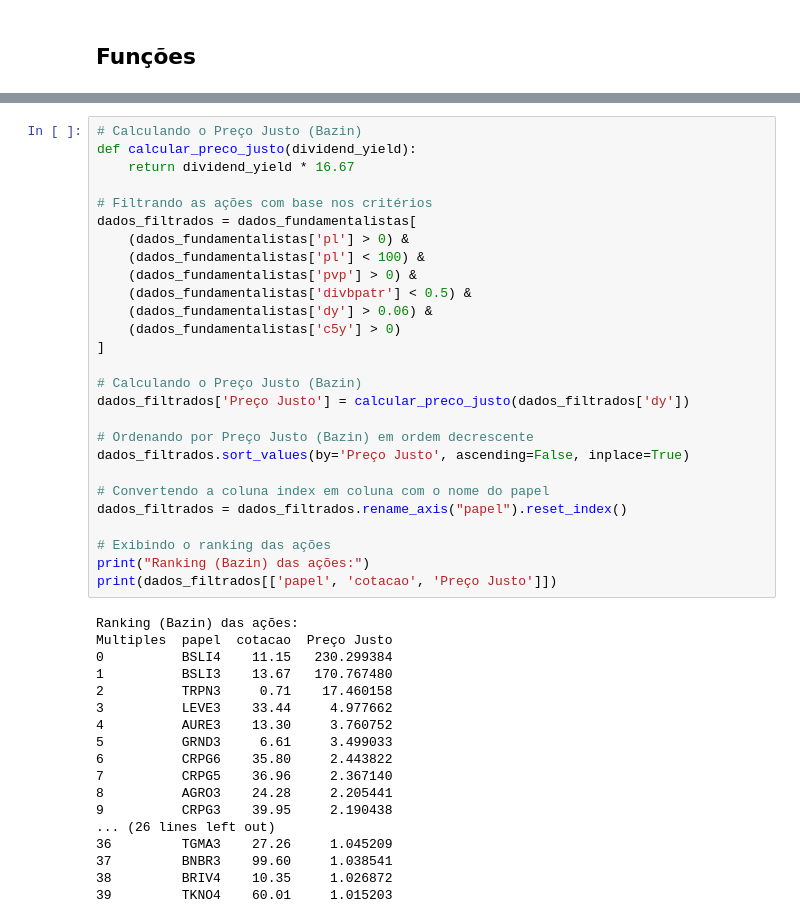
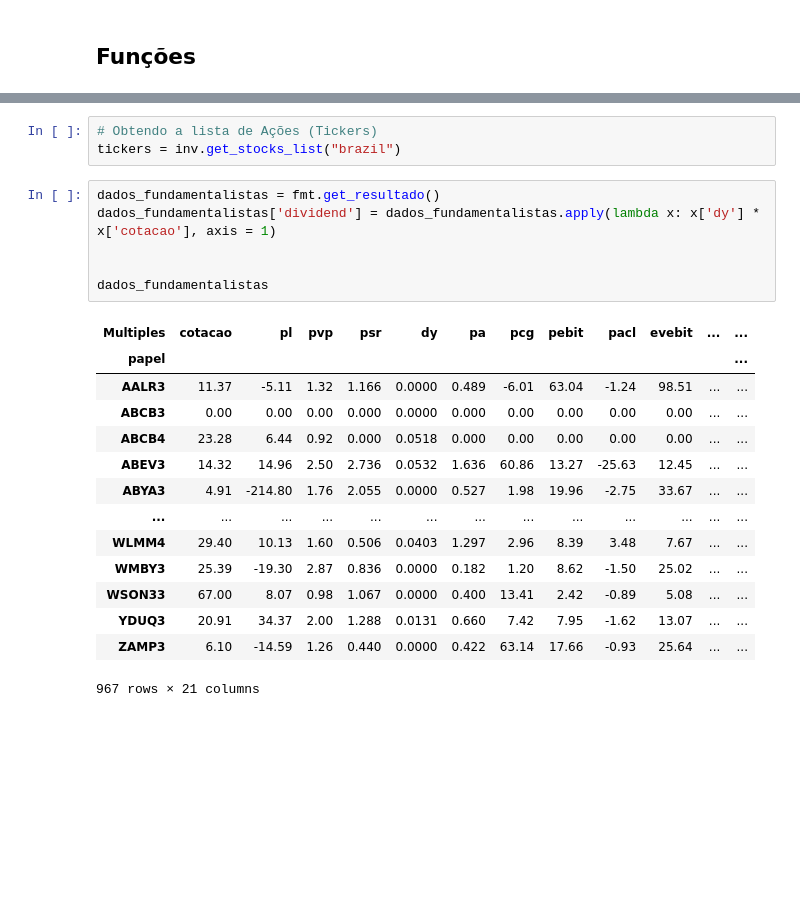
Before and after one commit to fcardosoo/Python-Mercado-Financeiro-Ranking-Bazin, a Jupyter notebook: Script-Bazin.ipynb, the cells around one changed output, grey strips where cells are left out. Drawn from its saved outputs; the diff is of its cells as text; blank space fills up the shorter version.

```diff
--- a/Script-Bazin.ipynb
+++ b/Script-Bazin.ipynb
@@ -51,45 +30,24 @@ dados_fundamentalistas
-# %%
-# Calculando o Preço Justo (Bazin)
-def calcular_preco_justo(dividend_yield):
-    return dividend_yield * 16.67
-
-# Filtrando as ações com base nos critérios
-dados_filtrados = dados_fundamentalistas[
-    (dados_fundamentalistas['pl'] > 0) &
-    (dados_fundamentalistas['pl'] < 100) &
-    (dados_fundamentalistas['pvp'] > 0) &
-    (dados_fundamentalistas['divbpatr'] < 0.5) &
-    (dados_fundamentalistas['dy'] > 0.06) &
-    (dados_fundamentalistas['c5y'] > 0)
-]
-
-# Calculando o Preço Justo (Bazin)
-dados_filtrados['Preço Justo'] = calcular_preco_justo(dados_filtrados['dy'])
-
-# Ordenando por Preço Justo (Bazin) em ordem decrescente
-dados_filtrados.sort_values(by='Preço Justo', ascending=False, inplace=True)
-
-# Convertendo a coluna index em coluna com o nome do papel
-dados_filtrados = dados_filtrados.rename_axis("papel").reset_index()
-
-# Exibindo o ranking das ações
-print("Ranking (Bazin) das ações:")
-print(dados_filtrados[['papel', 'cotacao', 'Preço Justo']])
-# %% [output]
-Ranking (Bazin) das ações:
-Multiples  papel  cotacao  Preço Justo
-0          BSLI4    11.15   230.299384
-1          BSLI3    13.67   170.767480
-2          TRPN3     0.71    17.460158
-3          LEVE3    33.44     4.977662
-4          AURE3    13.30     3.760752
-5          GRND3     6.61     3.499033
-6          CRPG6    35.80     2.443822
-7          CRPG5    36.96     2.367140
-8          AGRO3    24.28     2.205441
-9          CRPG3    39.95     2.190438
-... (26 lines left out)
-36         TGMA3    27.26     1.045209
-37         BNBR3    99.60     1.038541
-38         BRIV4    10.35     1.026872
-39         TKNO4    60.01     1.015203
+# %%
+# Obtendo a lista de Ações (Tickers)
+tickers = inv.get_stocks_list("brazil")
+# %%
+dados_fundamentalistas = fmt.get_resultado()
+dados_fundamentalistas['dividend'] = dados_fundamentalistas.apply(lambda x: x['dy'] * x['cotacao'], axis = 1)
+
+
+dados_fundamentalistas
+# %% [output]
+| Multiples | cotacao | pl | pvp | psr | dy | pa | pcg | pebit | pacl | evebit | ... | ... |
+| papel |  |  |  |  |  |  |  |  |  |  |  | ... |
+| AALR3 | 11.37 | -5.11 | 1.32 | 1.166 | 0.0000 | 0.489 | -6.01 | 63.04 | -1.24 | 98.51 | ... | ... |
+| ABCB3 | 0.00 | 0.00 | 0.00 | 0.000 | 0.0000 | 0.000 | 0.00 | 0.00 | 0.00 | 0.00 | ... | ... |
+| ABCB4 | 23.28 | 6.44 | 0.92 | 0.000 | 0.0518 | 0.000 | 0.00 | 0.00 | 0.00 | 0.00 | ... | ... |
+| ABEV3 | 14.32 | 14.96 | 2.50 | 2.736 | 0.0532 | 1.636 | 60.86 | 13.27 | -25.63 | 12.45 | ... | ... |
+| ABYA3 | 4.91 | -214.80 | 1.76 | 2.055 | 0.0000 | 0.527 | 1.98 | 19.96 | -2.75 | 33.67 | ... | ... |
+| ... | ... | ... | ... | ... | ... | ... | ... | ... | ... | ... | ... | ... |
+| WLMM4 | 29.40 | 10.13 | 1.60 | 0.506 | 0.0403 | 1.297 | 2.96 | 8.39 | 3.48 | 7.67 | ... | ... |
+| WMBY3 | 25.39 | -19.30 | 2.87 | 0.836 | 0.0000 | 0.182 | 1.20 | 8.62 | -1.50 | 25.02 | ... | ... |
+| WSON33 | 67.00 | 8.07 | 0.98 | 1.067 | 0.0000 | 0.400 | 13.41 | 2.42 | -0.89 | 5.08 | ... | ... |
+| YDUQ3 | 20.91 | 34.37 | 2.00 | 1.288 | 0.0131 | 0.660 | 7.42 | 7.95 | -1.62 | 13.07 | ... | ... |
+| ZAMP3 | 6.10 | -14.59 | 1.26 | 0.440 | 0.0000 | 0.422 | 63.14 | 17.66 | -0.93 | 25.64 | ... | ... |
+967 rows × 21 columns
```
Also changed, not shown: parts of 5 cells of this notebook.
